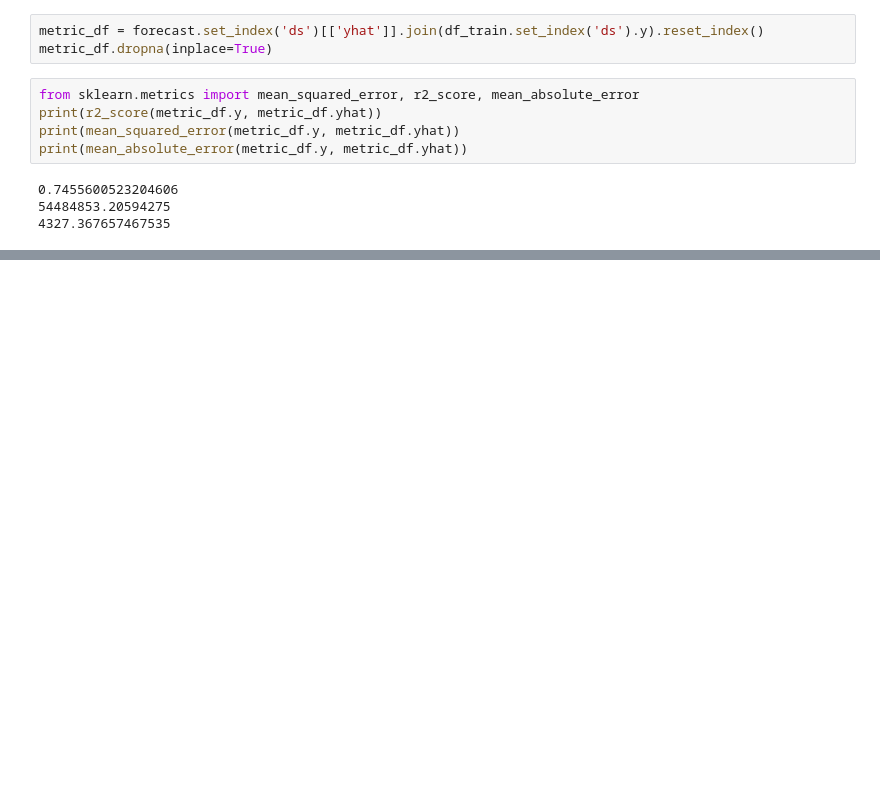
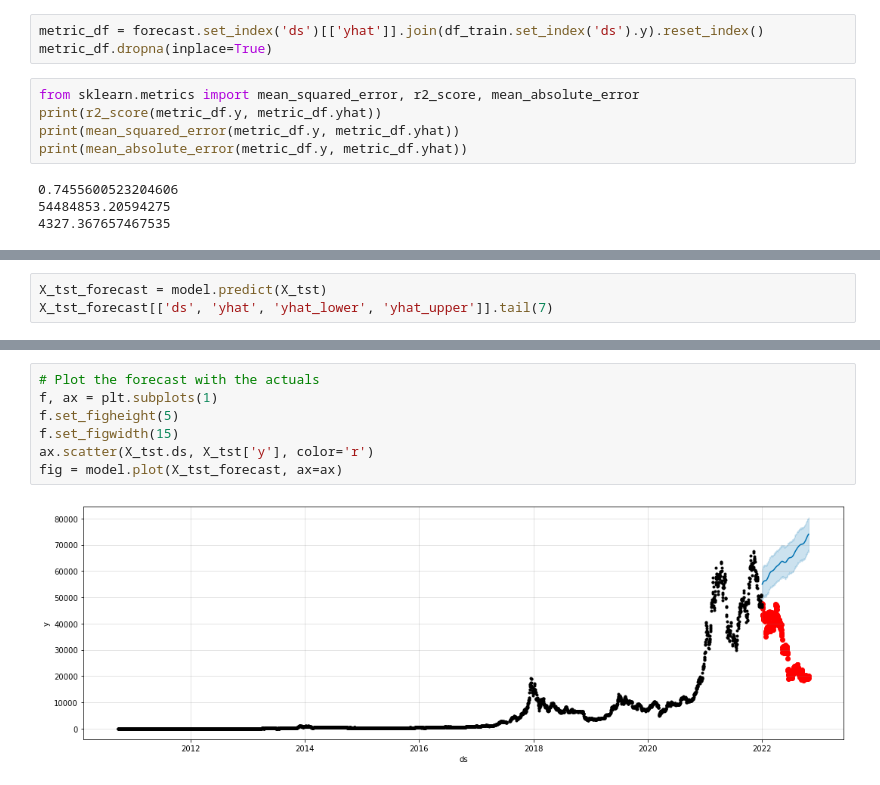
Before and after one commit to guevarch/projectchris, a Jupyter notebook: Final/BTC Prophet Prices.ipynb, the cells around one changed output, grey strips where cells are left out. Drawn from its saved outputs; the diff is of its cells as text; blank space fills up the shorter version.

```diff
--- a/Final/BTC Prophet Prices.ipynb
+++ b/Final/BTC Prophet Prices.ipynb
@@ -157,0 +210,3 @@ print(mean_absolute_error(metric_df.y, metric_df.yhat))
+# %%
+X_tst_forecast = model.predict(X_tst)
+X_tst_forecast[['ds', 'yhat', 'yhat_lower', 'yhat_upper']].tail(7)
@@ -157,0 +222,9 @@ print(mean_absolute_error(metric_df.y, metric_df.yhat))
+# %%
+# Plot the forecast with the actuals
+f, ax = plt.subplots(1)
+f.set_figheight(5)
+f.set_figwidth(15)
+ax.scatter(X_tst.ds, X_tst['y'], color='r')
+fig = model.plot(X_tst_forecast, ax=ax)
+# %% [output]
+[figure, added]
```
Also changed, not shown: parts of 28 cells of this notebook, 2 other files.
